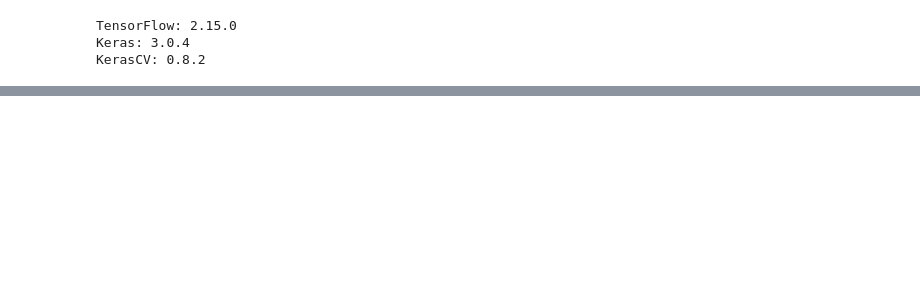
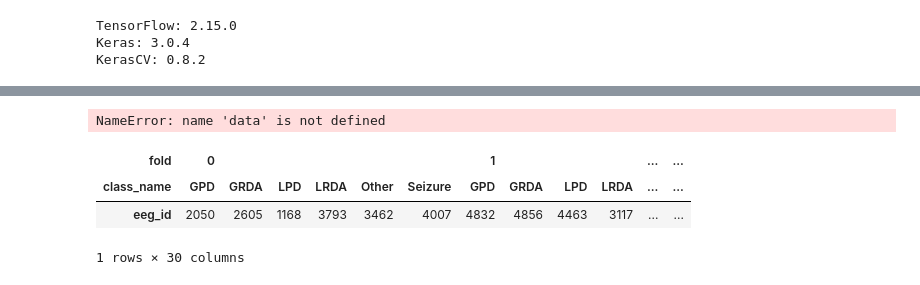
Before and after one commit to sher1ock-jp/harmful-brain-acctivity-classification-starter, a Jupyter notebook: hms-hbac-kerascv-starter.ipynb, the cells around one changed output, grey strips where cells are left out. Drawn from its saved outputs; the diff is of its cells as text; code cells hidden in the pictures; blank space fills up the shorter version.

```diff
--- a/hms-hbac-kerascv-starter.ipynb
+++ b/hms-hbac-kerascv-starter.ipynb
@@ -117,0 +153,4 @@ _ = joblib.Parallel(n_jobs=-1, backend="loky")(
+# %%
+print(data.head())
+# %% [output]
+NameError: name 'data' is not defined
@@ -117,0 +250,17 @@ _ = joblib.Parallel(n_jobs=-1, backend="loky")(
+# %%
+from sklearn.model_selection import StratifiedGroupKFold
+
+sgkf = StratifiedGroupKFold(n_splits=5, shuffle=True, random_state=CFG.seed)
+
+df["fold"] = -1
+df.reset_index(drop=True, inplace=True)
+for fold, (train_idx, valid_idx) in enumerate(
+    sgkf.split(df, y=df["class_label"], groups=df["patient_id"])
+):
+    df.loc[valid_idx, "fold"] = fold
+df.groupby(["fold", "class_name"])[["eeg_id"]].count().T
+# %% [output]
+| fold | 0 |  |  |  |  |  | 1 |  |  |  | ... | ... |
+| class_name | GPD | GRDA | LPD | LRDA | Other | Seizure | GPD | GRDA | LPD | LRDA | ... | ... |
+| eeg_id | 2050 | 2605 | 1168 | 3793 | 3462 | 4007 | 4832 | 4856 | 4463 | 3117 | ... | ... |
+1 rows × 30 columns
```
Also changed, not shown: parts of 7 cells of this notebook.
